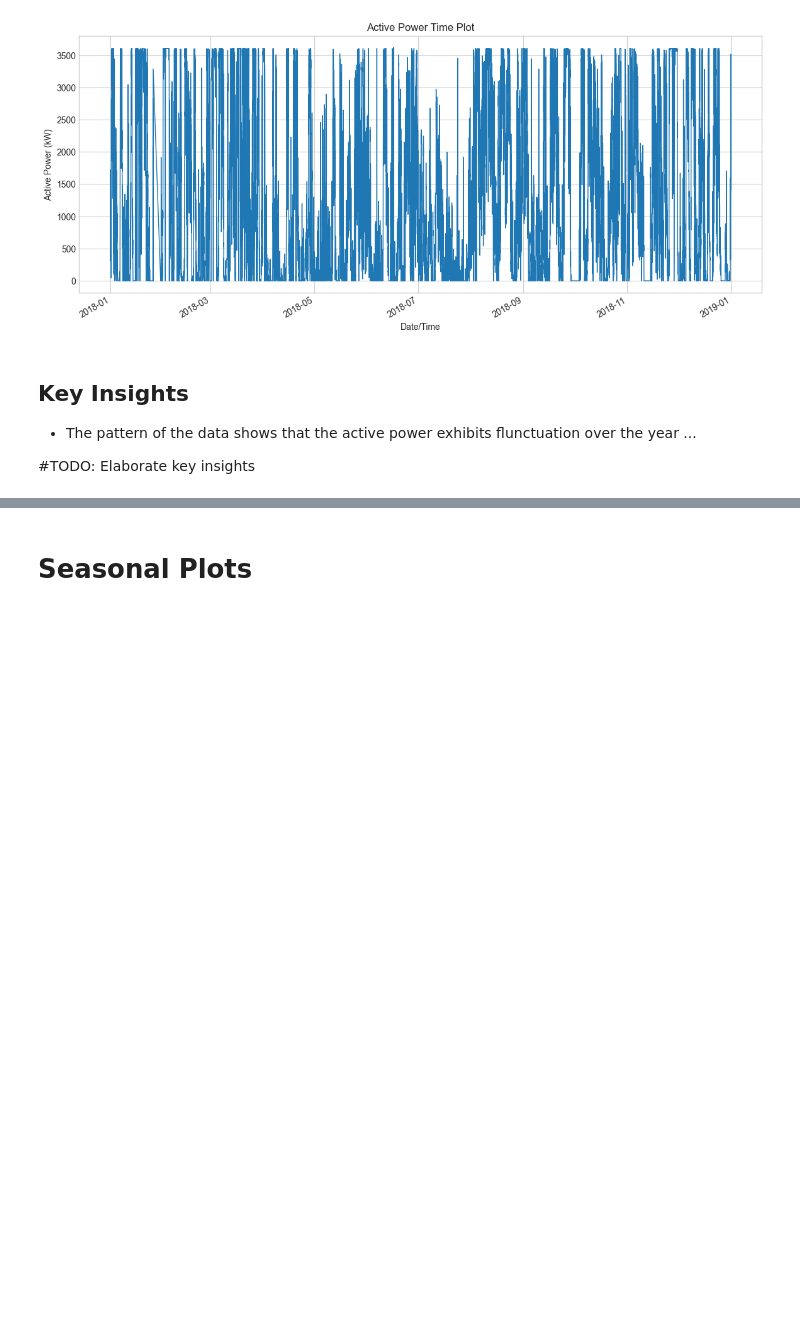
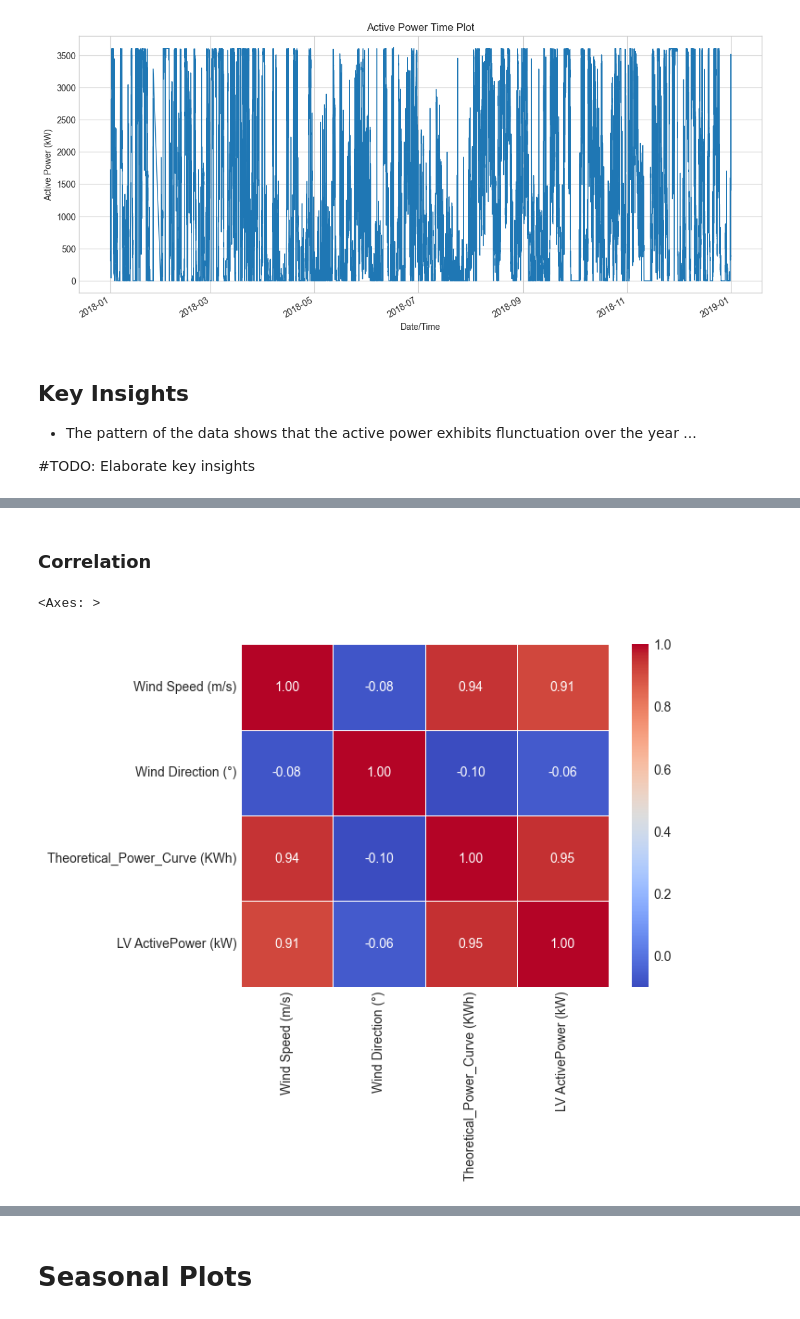
Before and after one commit to JotaN98/MScDataScience_AI, a Jupyter notebook: Final Project/final_project.ipynb, the cells around one changed output, grey strips where cells are left out. Drawn from its saved outputs; the diff is of its cells as text; code cells hidden in the pictures; blank space fills up the shorter version.

```diff
--- a/Final Project/final_project.ipynb
+++ b/Final Project/final_project.ipynb
@@ -85,0 +123,7 @@ plt.show()
+# %% [markdown]
+### Correlation
+# %%
+sns.heatmap(df_num.corr(), cmap="coolwarm",annot=True, fmt=".2f", linewidths=0.4)
+# %% [output]
+<Axes: >
+[figure, added]
```
Also changed, not shown: parts of 10 cells of this notebook, 1 other file.
